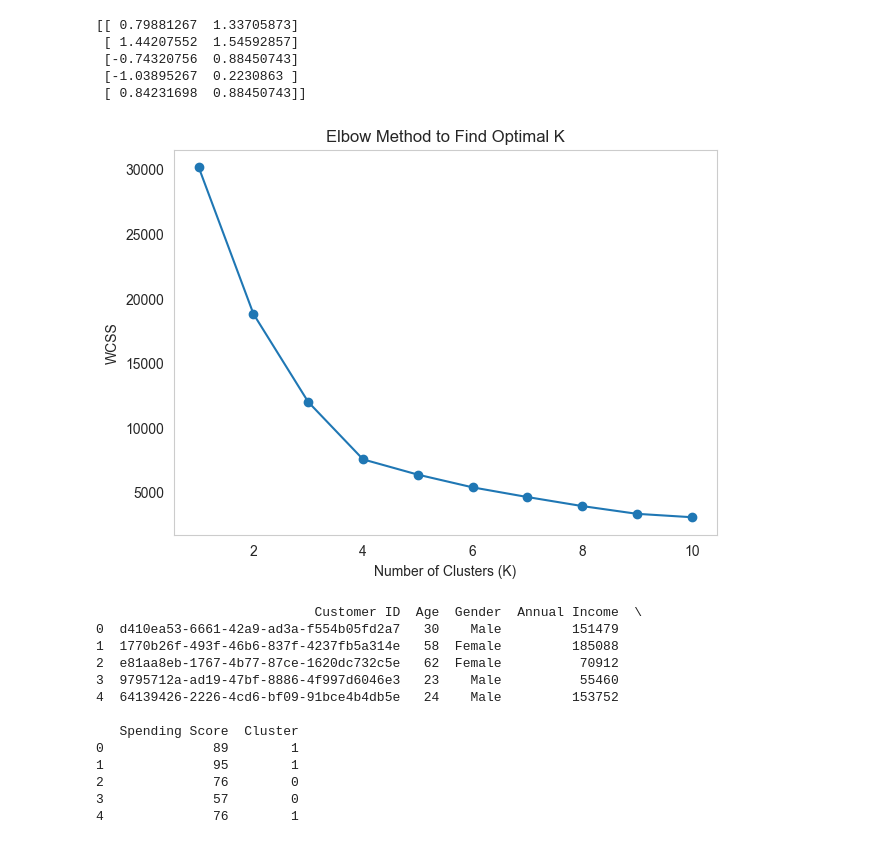
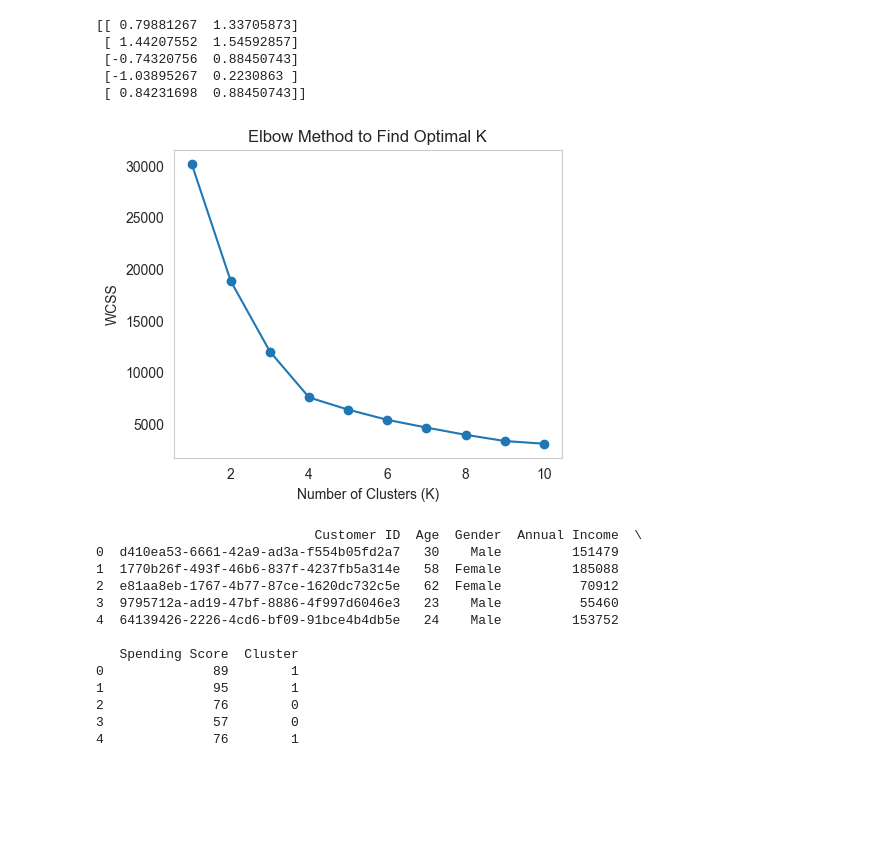
Before and after one commit to sachinrawat6264384464/Machine-Learning-Projects-Bigner-To-Advanced-Journey-Start-, a Jupyter notebook: Shoaping mall curstumer segmentation.ipynb, the cells around one changed output. Drawn from its saved outputs; the diff is of its cells as text; code cells hidden in the pictures; blank space fills up the shorter version.

```diff
--- a/Shoaping mall curstumer segmentation.ipynb
+++ b/Shoaping mall curstumer segmentation.ipynb
@@ -85,20 +85,20 @@ print(X_scaled[:5])
 # %%
 wcss = []  # Within Cluster Sum of Squares
 
 for k in range(1, 11):
     kmeans = KMeans(n_clusters=k, random_state=42)
     kmeans.fit(X_scaled)
     wcss.append(kmeans.inertia_)   # inertia = WCSS
 
-plt.figure(figsize=(7,5))
+plt.figure(figsize=(5,4))
 plt.plot(range(1, 11), wcss, marker='o')
 plt.title("Elbow Method to Find Optimal K")
 plt.xlabel("Number of Clusters (K)")
 plt.ylabel("WCSS")
 plt.grid()
 plt.show()
 # %% [output]
-[figure, old version]
+[figure, new version]
 # %%
 kmeans = KMeans(n_clusters=5, random_state=42, n_init=20, max_iter=500)
 clusters = kmeans.fit_predict(X_scaled)
```
Also changed, not shown: parts of 1 cell of this notebook, 4 other files.
